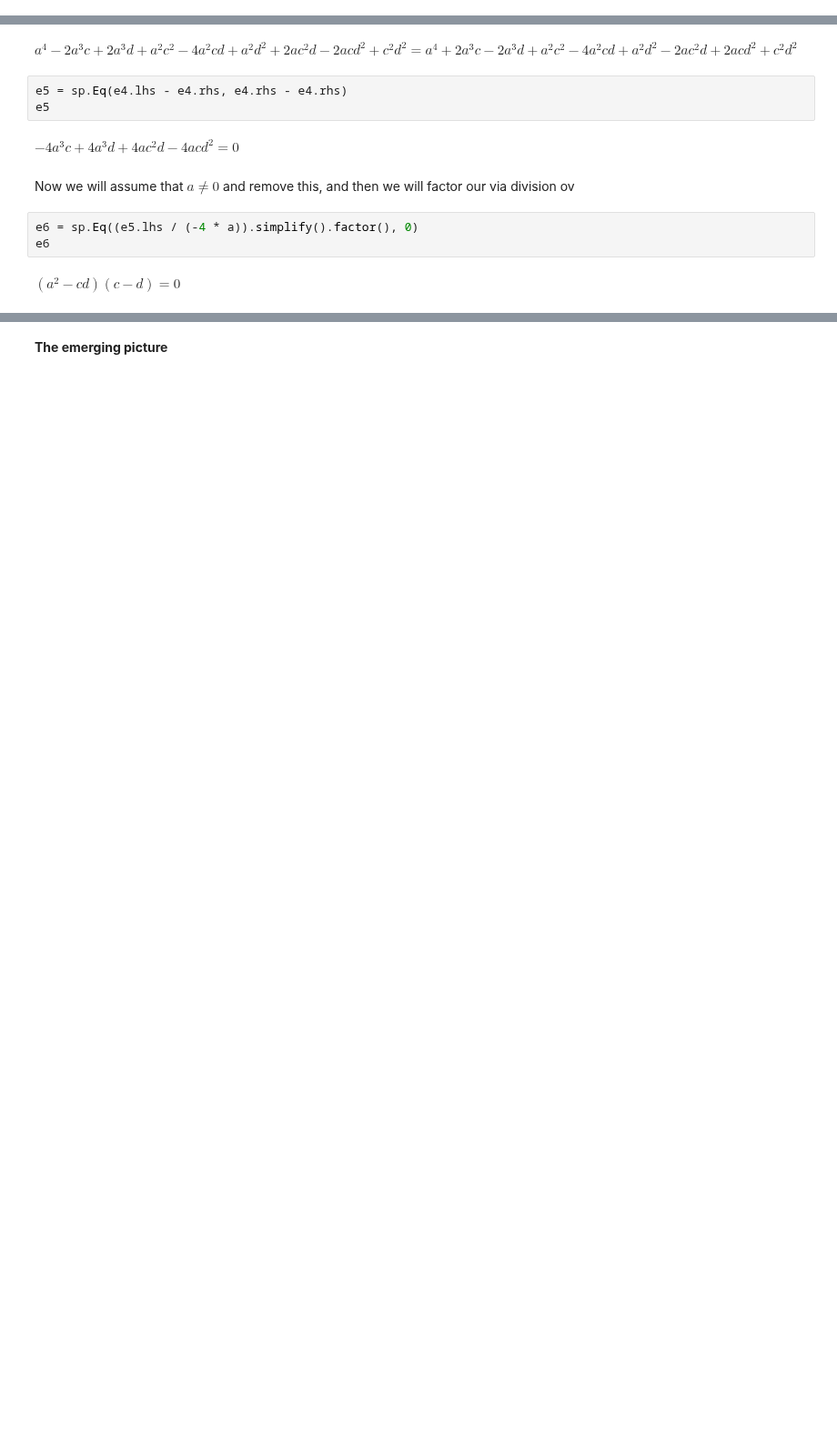
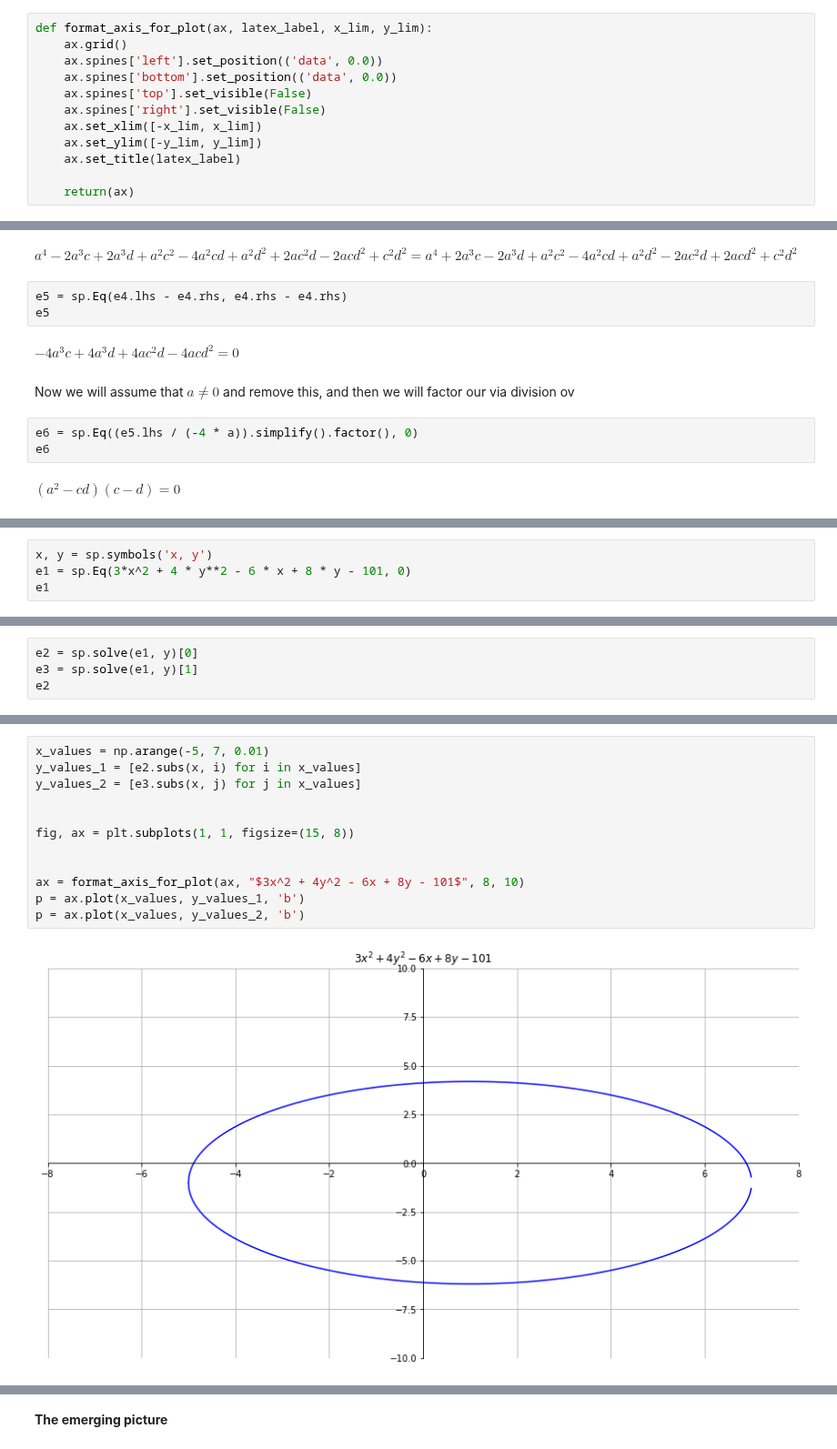
Before and after one commit to jgab3103/Jamie-Gabriel, a Jupyter notebook: Notebooks/jovyan/MathNotebooks/Algebraic_Calculus_Notes_16.ipynb, the cells around one changed output, grey strips where cells are left out. Shown at 91% size. Saved outputs shown, nothing was run; the diff lists cells and outputs as text; blank space fills up the shorter version.

```diff
--- a/Notebooks/jovyan/MathNotebooks/Algebraic_Calculus_Notes_16.ipynb
+++ b/Notebooks/jovyan/MathNotebooks/Algebraic_Calculus_Notes_16.ipynb
@@ -17,3 +19,15 @@ In this part we will continue to explore conics. We will aslso step up in our pr
+# %%
+def format_axis_for_plot(ax, latex_label, x_lim, y_lim):
+    ax.grid()
+    ax.spines['left'].set_position(('data', 0.0))
+    ax.spines['bottom'].set_position(('data', 0.0))
+    ax.spines['top'].set_visible(False)
+    ax.spines['right'].set_visible(False)
+    ax.set_xlim([-x_lim, x_lim])
+    ax.set_ylim([-y_lim, y_lim])
+    ax.set_title(latex_label)
+
+    return(ax)
 # %% [markdown]
 <b>The canonical equation of an ellipse</b>
 # %% [markdown]
@@ -182,0 +202,4 @@ jg - idea here isthat we construct a line,
+# %%
+x, y = sp.symbols('x, y')
+e1 = sp.Eq(3*x^2 + 4 * y**2 - 6 * x + 8 * y - 101, 0)
+e1
@@ -182,0 +210,4 @@ jg - idea here isthat we construct a line,
+# %%
+e2 = sp.solve(e1, y)[0]
+e3 = sp.solve(e1, y)[1]
+e2
@@ -182,0 +220,14 @@ jg - idea here isthat we construct a line,
+# %%
+x_values = np.arange(-5, 7, 0.01)
+y_values_1 = [e2.subs(x, i) for i in x_values]
+y_values_2 = [e3.subs(x, j) for j in x_values]
+
+
+fig, ax = plt.subplots(1, 1, figsize=(15, 8))
+
+
+ax = format_axis_for_plot(ax, "$3x^2 + 4y^2 - 6x + 8y - 101$", 8, 10)
+p = ax.plot(x_values, y_values_1, 'b')
+p = ax.plot(x_values, y_values_2, 'b')
+# %% [output]
+[figure, added]
```
Also changed, not shown: parts of 46 cells of this notebook.
